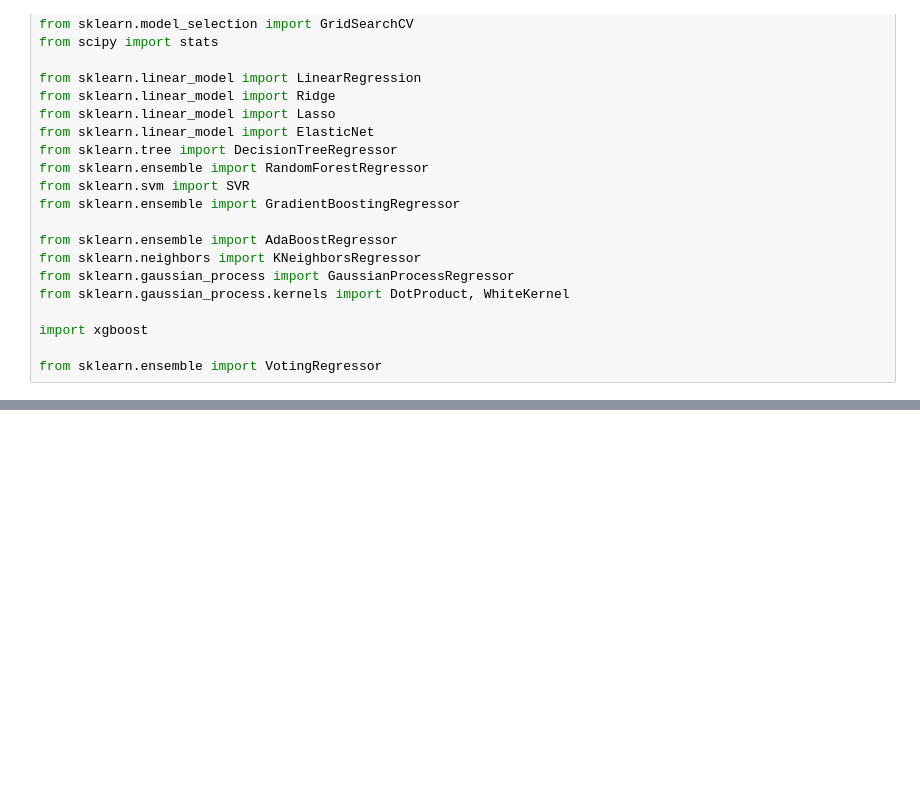
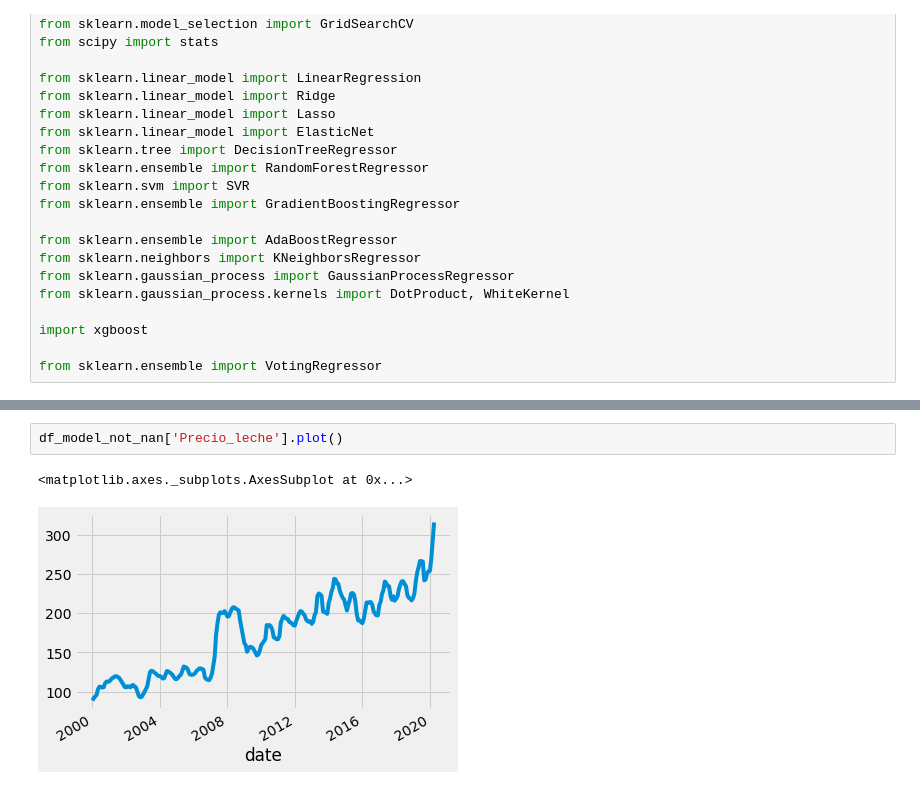
Before and after one commit to Reac92/solucion_spike, a Jupyter notebook: solucion.ipynb, the cells around one changed output, grey strips where cells are left out. Saved outputs shown, nothing was run; the diff lists cells and outputs as text; blank space fills up the shorter version.

```diff
--- a/solucion.ipynb
+++ b/solucion.ipynb
@@ -922,0 +1103,5 @@ array([2013., 2014., 2015., 2016., 2017., 2018., 2019., 2020.])
+# %%
+df_model_not_nan['Precio_leche'].plot()
+# %% [output]
+<matplotlib.axes._subplots.AxesSubplot at 0x...>
+[figure, added]
```
Also changed, not shown: parts of 49 cells of this notebook.
